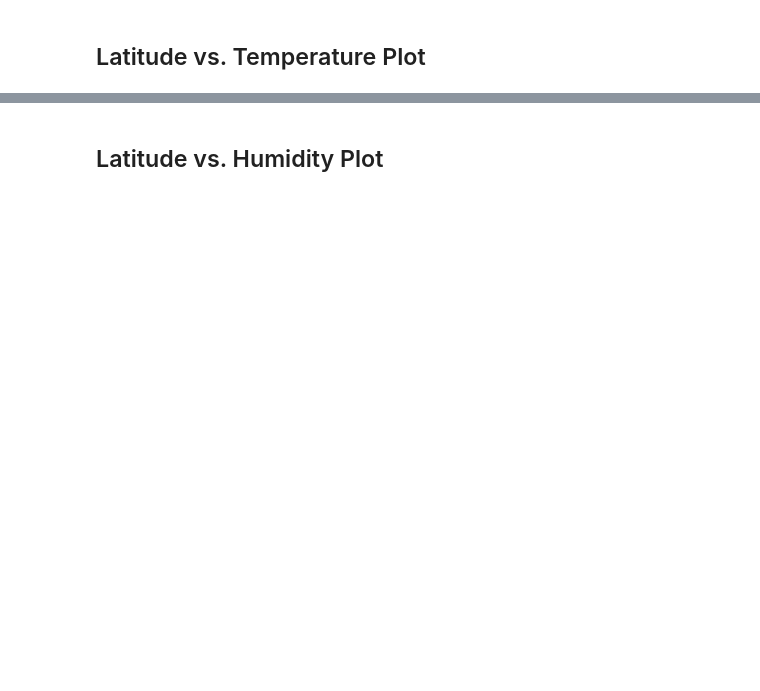
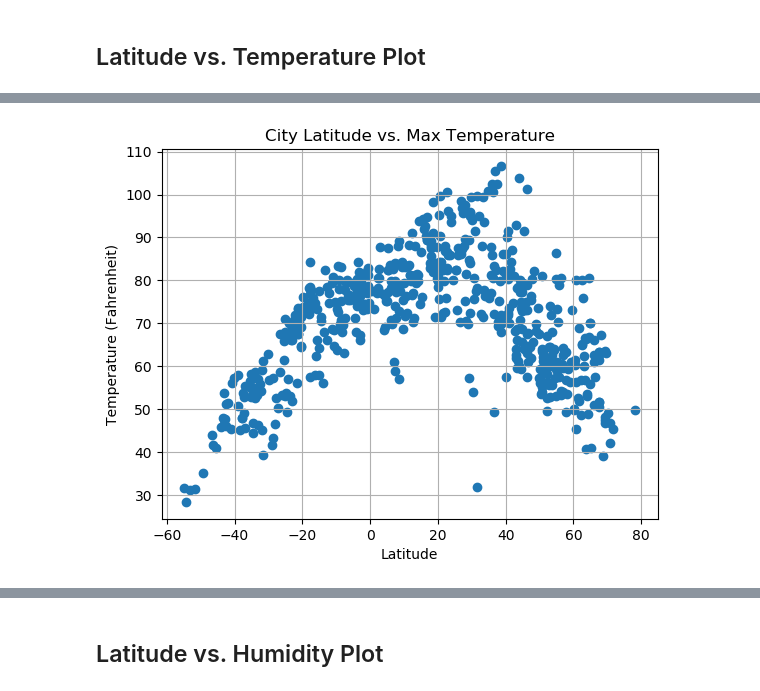
Before and after one commit to AugustALarson/Weather-Analysis, a Jupyter notebook: Instructions/starter_code/WeatherAPI.ipynb, the cells around one changed output, grey strips where cells are left out. Drawn from its saved outputs; the diff is of its cells as text; code cells hidden in the pictures; blank space fills up the shorter version.

```diff
--- a/Instructions/starter_code/WeatherAPI.ipynb
+++ b/Instructions/starter_code/WeatherAPI.ipynb
@@ -51,0 +58,11 @@ len(cities)
+# %%
+# Save config information.
+url = "http://api.openweathermap.org/data/2.5/weather?"
+units = "imperial"
+
+# Build partial query URL
+query_url = f"{url}appid={weather_api_key}&units={units}&q="
+
+# Test response
+response = requests.get(query_url + "port-aux-francais").json()
+response
@@ -99,0 +147,16 @@ Data Retrieval Complete
+# %%
+# Creating dictionary of columns and making them a data frame
+
+weather_dict = {
+    "city": city_names,
+    "lat": lat,
+    "lng": lng,
+    "max temp" : temp_max,
+    "humidity" : humidity,
+    "cloudiness" : cloudiness,
+    "wind_speed" : wind_speed,
+    "country" : country,
+    "date" : date
+}
+weather_data = pd.DataFrame(weather_dict)
+weather_data.head()
@@ -137,0 +215,13 @@ Int64Index([], dtype='int64')
+# %%
+# Creating Scatter plot
+plt.scatter(weather_data["lat"], weather_data["max temp"], marker="o")
+
+# Incorporate the other graph properties
+plt.title("City Latitude vs. Max Temperature")
+plt.ylabel("Temperature (Fahrenheit)")
+plt.xlabel("Latitude")
+plt.grid(True)
+
+plt.savefig('LatVsTemp.png', dpi='figure', format='png')
+# %% [output]
+[figure, added]
```
Also changed, not shown: parts of 50 cells of this notebook, 16 other files.
